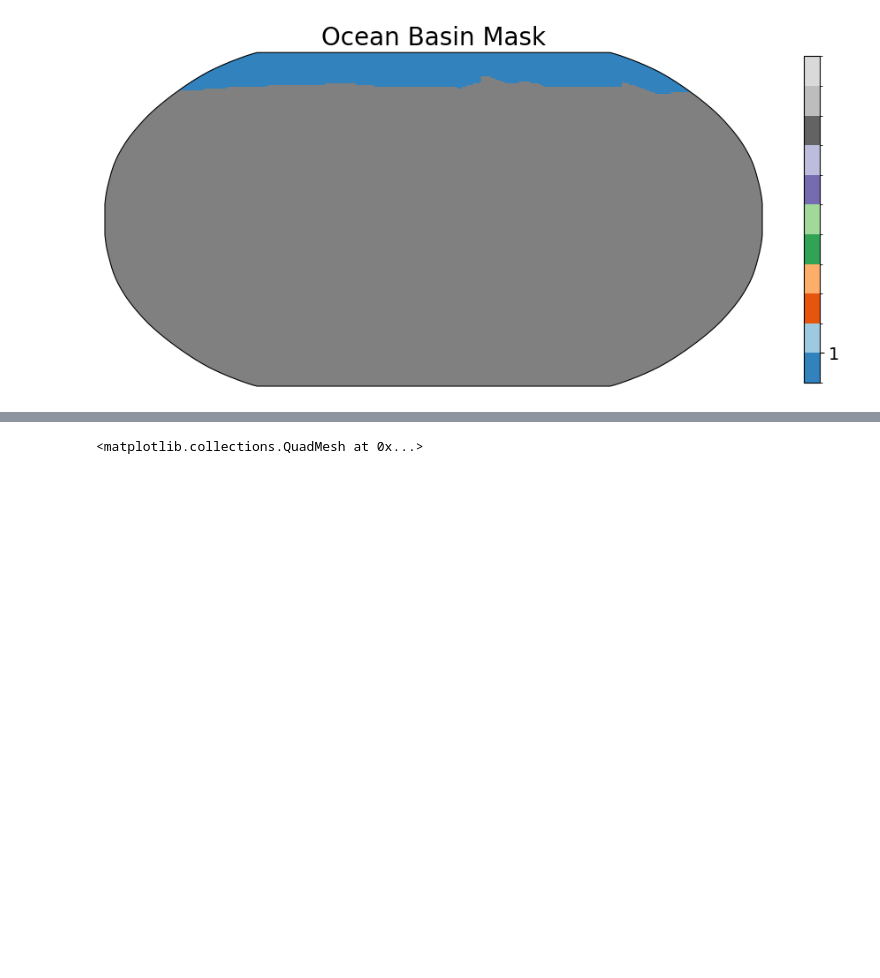
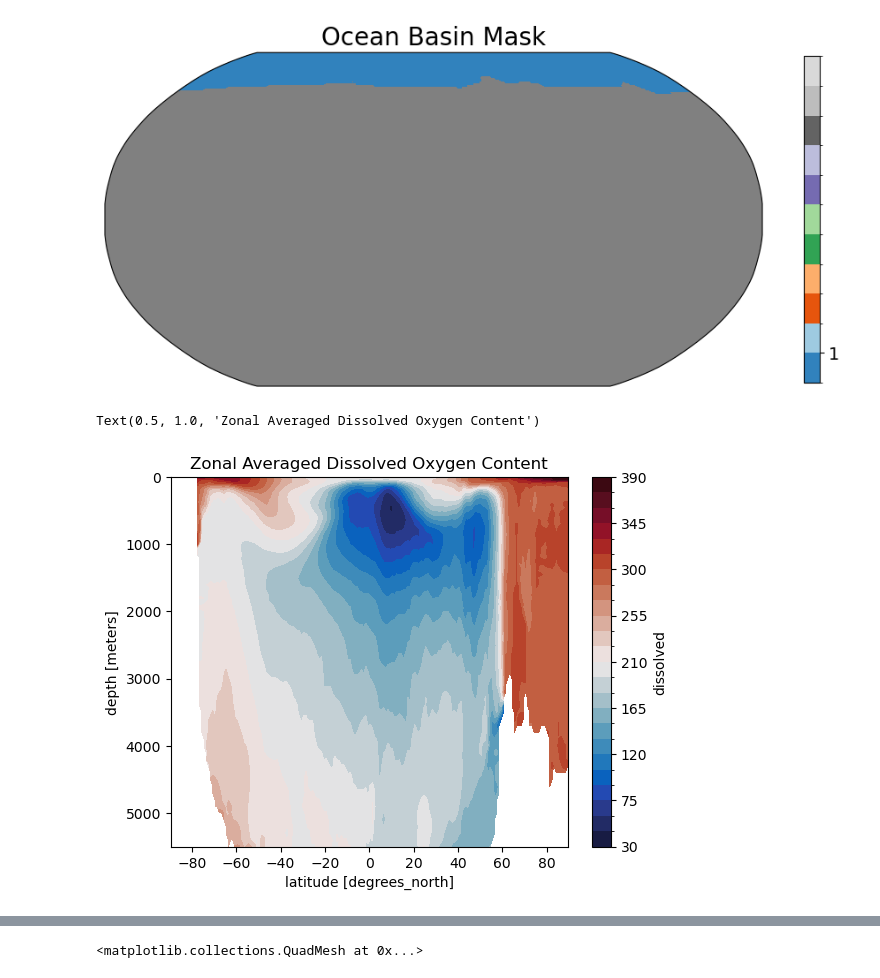
Before and after one commit to EES-3506-5506/EES3506_5506_Fall2023_Final_Project_G4_Hartman, a Jupyter notebook: notebooks/Final_Historical.ipynb, the cells around one changed output, grey strips where cells are left out. Drawn from its saved outputs; the diff is of its cells as text; code cells hidden in the pictures; blank space fills up the shorter version.

```diff
--- a/notebooks/Final_Historical.ipynb
+++ b/notebooks/Final_Historical.ipynb
@@ -156,3 +183,10 @@ Text(0.5, 1.0, 'Ocean Basin Mask')
 woa18_aou_arctic = woa18_aou*arcticocean
 woa18_o2_arctic = woa18_o2*arcticocean
 woa18_o2sat_arctic = woa18_o2_sat*arcticocean
+# %%
+zonal_woa18_o2= woa18_o2.mean(dim='lon').plot.contourf(
+    cmap=cmocean.cm.balance, yincrease=False,levels=30)
+plt.title('Zonal Averaged Dissolved Oxygen Content')
+# %% [output]
+Text(0.5, 1.0, 'Zonal Averaged Dissolved Oxygen Content')
+[figure, added]
```
Also changed, not shown: parts of 9 cells of this notebook.
